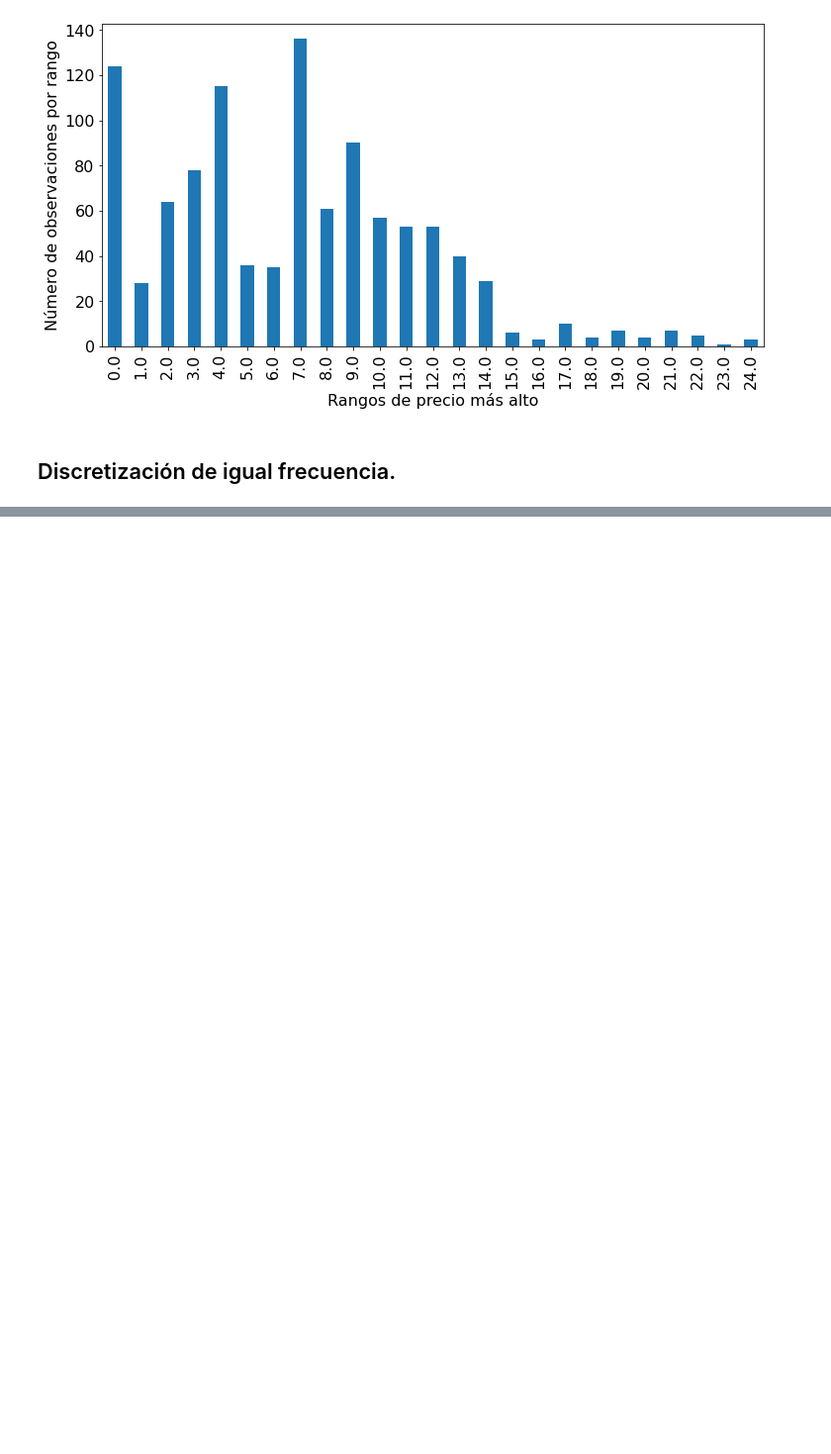
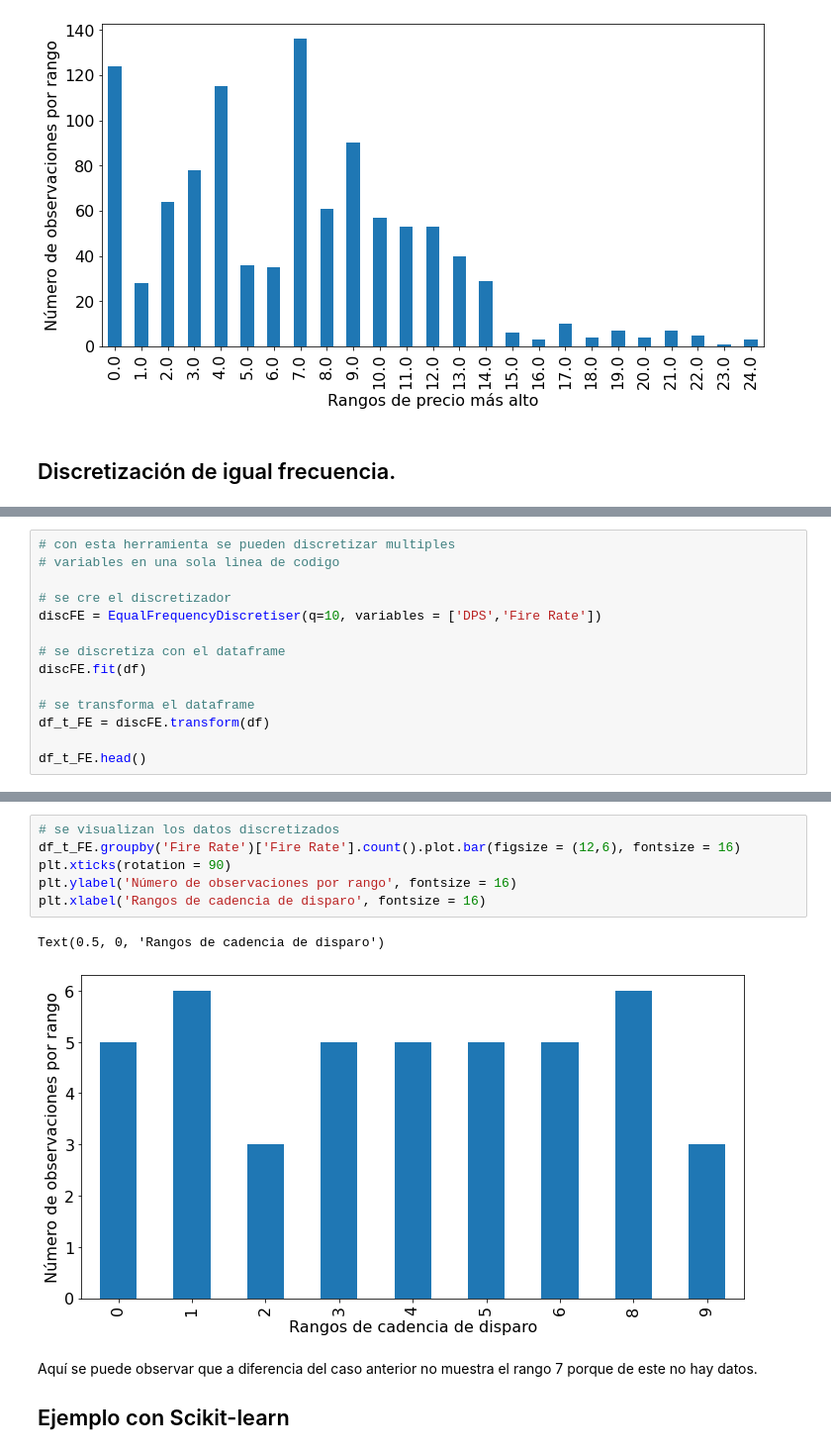
Before and after one commit to abadillagodinez/IA-TC2, a Jupyter notebook: TP-2/Temas_grupo_11.ipynb, the cells around one changed output, grey strips where cells are left out. Shown at 99% size. Drawn from its saved outputs; the diff is of its cells as text; blank space fills up the shorter version.

```diff
--- a/TP-2/Temas_grupo_11.ipynb
+++ b/TP-2/Temas_grupo_11.ipynb
@@ -670,0 +850,14 @@ Text(0.5, 0, 'Rangos de precio más alto')
+# %%
+# con esta herramienta se pueden discretizar multiples
+# variables en una sola linea de codigo
+
+# se cre el discretizador
+discFE = EqualFrequencyDiscretiser(q=10, variables = ['DPS','Fire Rate'])
+
+# se discretiza con el dataframe
+discFE.fit(df)
+
+# se transforma el dataframe
+df_t_FE = discFE.transform(df)
+
+df_t_FE.head()
@@ -670,0 +893,13 @@ Text(0.5, 0, 'Rangos de precio más alto')
+# %%
+# se visualizan los datos discretizados
+df_t_FE.groupby('Fire Rate')['Fire Rate'].count().plot.bar(figsize = (12,6), fontsize = 16)
+plt.xticks(rotation = 90)
+plt.ylabel('Número de observaciones por rango', fontsize = 16)
+plt.xlabel('Rangos de cadencia de disparo', fontsize = 16)
+# %% [output]
+Text(0.5, 0, 'Rangos de cadencia de disparo')
+[figure, added]
+# %% [markdown]
+Aquí se puede observar que a diferencia del caso anterior no muestra el rango 7 porque de este no hay datos.
+
+## Ejemplo con Scikit-learn
```
Also changed, not shown: parts of 22 cells of this notebook.
